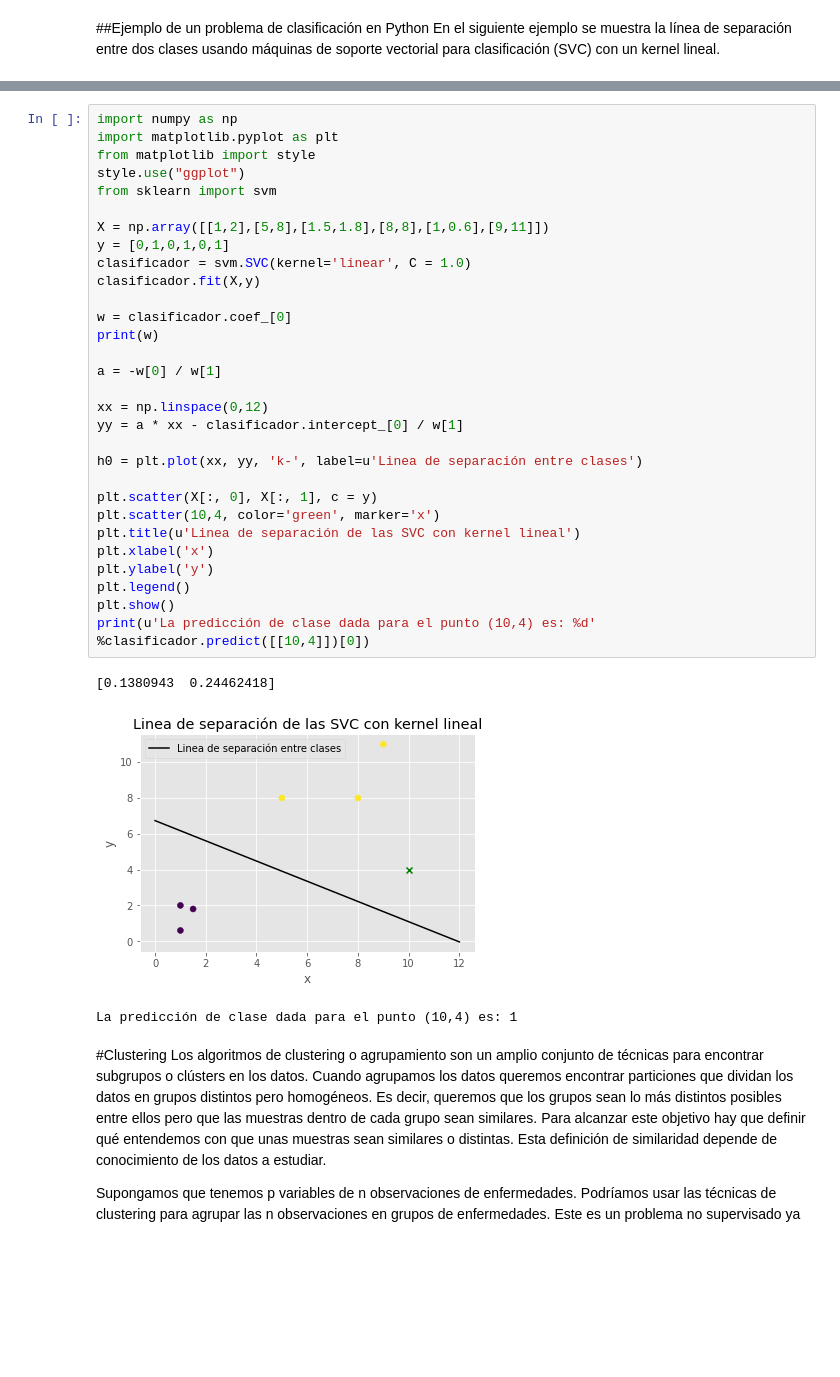
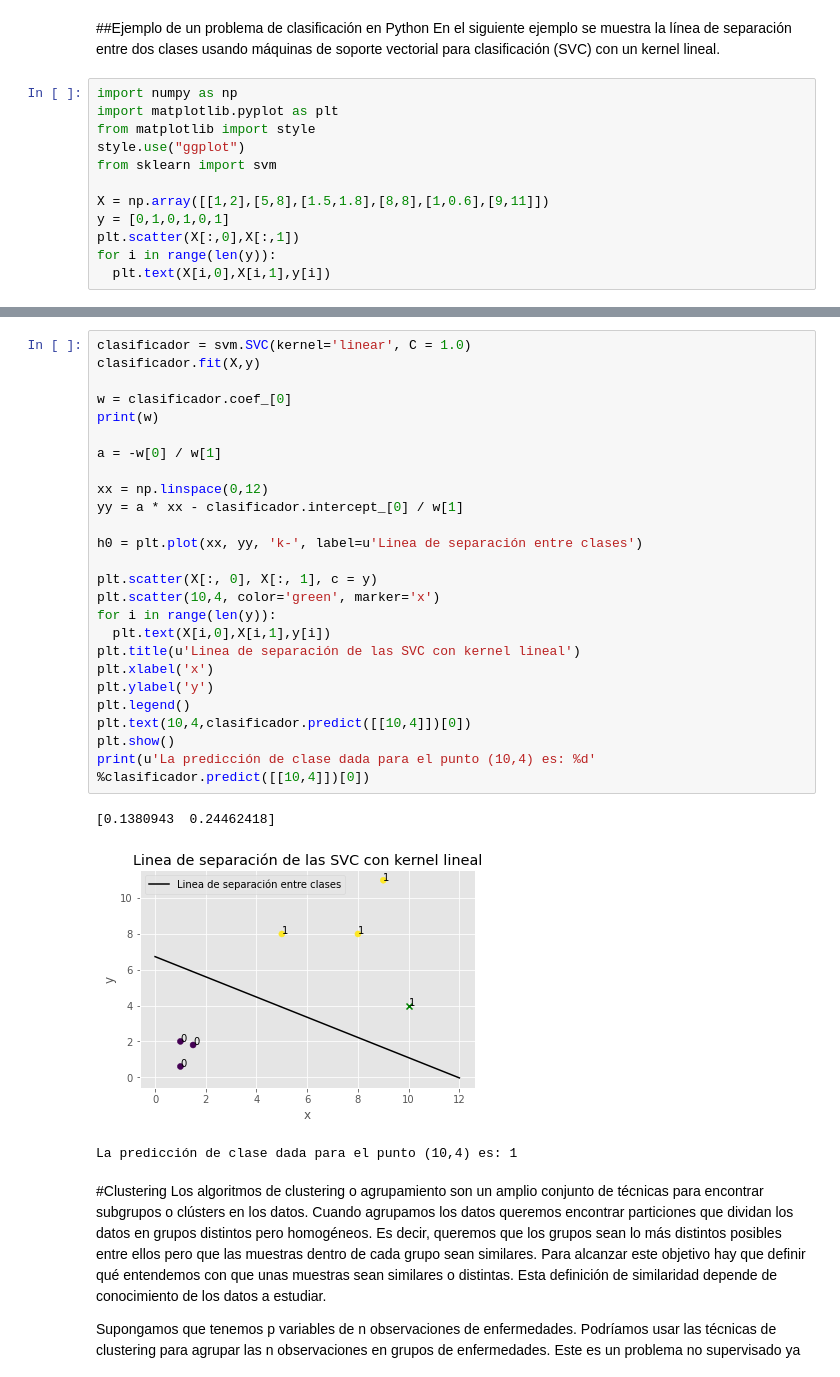
Before and after one commit to mariajogonsan/Curso-de-introduccion-a-Big-Data-Parte-3-nov2021, a Jupyter notebook: 1_Introduccion_a_Machine_Learning.ipynb, the cells around one changed output, grey strips where cells are left out. Drawn from its saved outputs; the diff is of its cells as text; blank space fills up the shorter version.

```diff
--- a/1_Introduccion_a_Machine_Learning.ipynb
+++ b/1_Introduccion_a_Machine_Learning.ipynb
@@ -248,3 +251,15 @@ y los β serán los parámetros que maximicen l(β)
 # %% [markdown]
 ##Ejemplo de un problema de clasificación en Python
 En el siguiente ejemplo se muestra la línea de separación entre dos clases usando máquinas de soporte vectorial para clasificación (SVC) con un kernel lineal.
+# %%
+import numpy as np
+import matplotlib.pyplot as plt
+from matplotlib import style
+style.use("ggplot")
+from sklearn import svm
+
+X = np.array([[1,2],[5,8],[1.5,1.8],[8,8],[1,0.6],[9,11]])
+y = [0,1,0,1,0,1]
+plt.scatter(X[:,0],X[:,1])
+for i in range(len(y)):
+  plt.text(X[i,0],X[i,1],y[i])
@@ -251,36 +268,31 @@ En el siguiente ejemplo se muestra la línea de separación entre dos clases usa
 # %%
-import numpy as np
-import matplotlib.pyplot as plt
-from matplotlib import style
-style.use("ggplot")
-from sklearn import svm
-
-X = np.array([[1,2],[5,8],[1.5,1.8],[8,8],[1,0.6],[9,11]])
-y = [0,1,0,1,0,1]
 clasificador = svm.SVC(kernel='linear', C = 1.0)
 clasificador.fit(X,y)
 
 w = clasificador.coef_[0]
 print(w)
 
 a = -w[0] / w[1]
 
 xx = np.linspace(0,12)
 yy = a * xx - clasificador.intercept_[0] / w[1]
 
 h0 = plt.plot(xx, yy, 'k-', label=u'Linea de separación entre clases')
 
 plt.scatter(X[:, 0], X[:, 1], c = y)
 plt.scatter(10,4, color='green', marker='x')
+for i in range(len(y)):
+  plt.text(X[i,0],X[i,1],y[i])
 plt.title(u'Linea de separación de las SVC con kernel lineal')
 plt.xlabel('x')
 plt.ylabel('y')
 plt.legend()
+plt.text(10,4,clasificador.predict([[10,4]])[0])
 plt.show()
 print(u'La predicción de clase dada para el punto (10,4) es: %d' %clasificador.predict([[10,4]])[0])
 # %% [output]
 [0.1380943  0.24462418]
-[figure, old version]
+[figure, new version]
 La predicción de clase dada para el punto (10,4) es: 1
 # %% [markdown]
 #Clustering
```
Also changed, not shown: parts of 11 cells of this notebook.
